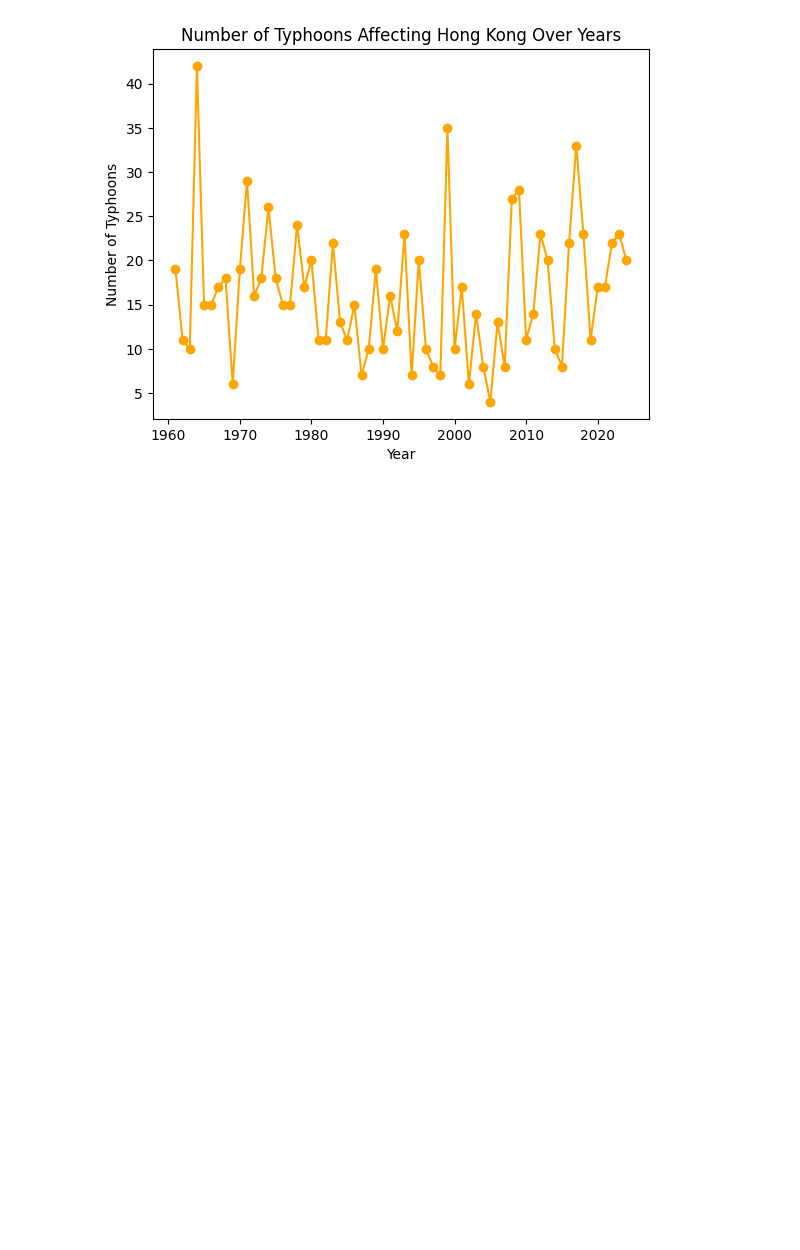
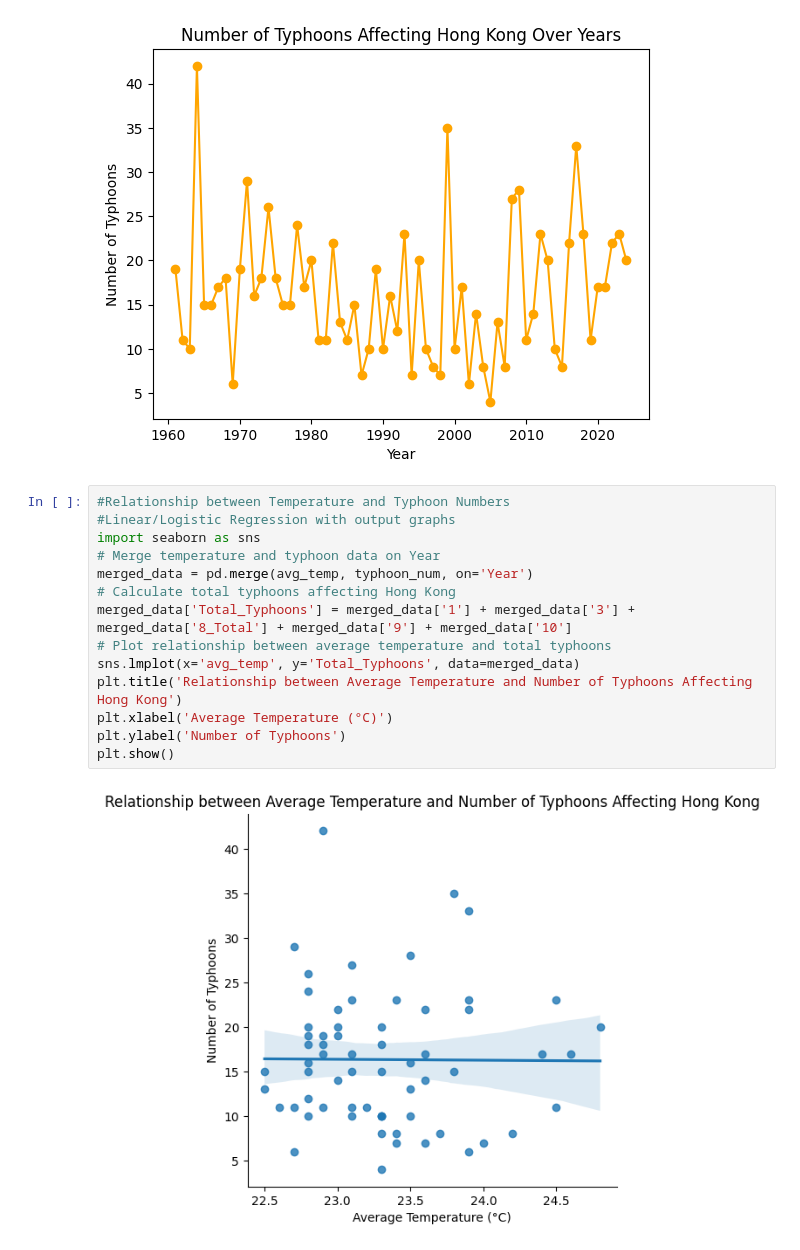
Before and after one commit to kinglingmk1/DIT-5401-Group-Project, a Jupyter notebook: main.ipynb, the cells around one changed output. Saved outputs shown, nothing was run; the diff lists cells and outputs as text; blank space fills up the shorter version.

```diff
--- a/main.ipynb
+++ b/main.ipynb
@@ -25,3 +25,19 @@ plt.ylabel('Number of Typhoons')
 plt.show()
 # %% [output]
 [figure]
+# %%
+#Relationship between Temperature and Typhoon Numbers
+#Linear/Logistic Regression with output graphs
+import seaborn as sns
+# Merge temperature and typhoon data on Year
+merged_data = pd.merge(avg_temp, typhoon_num, on='Year')
+# Calculate total typhoons affecting Hong Kong
+merged_data['Total_Typhoons'] = merged_data['1'] + merged_data['3'] + merged_data['8_Total'] + merged_data['9'] + merged_data['10']
+# Plot relationship between average temperature and total typhoons
+sns.lmplot(x='avg_temp', y='Total_Typhoons', data=merged_data)
+plt.title('Relationship between Average Temperature and Number of Typhoons Affecting Hong Kong')
+plt.xlabel('Average Temperature (°C)')
+plt.ylabel('Number of Typhoons')
+plt.show()
+# %% [output]
+[figure, added]
```
Also changed, not shown: parts of 1 cell of this notebook.
